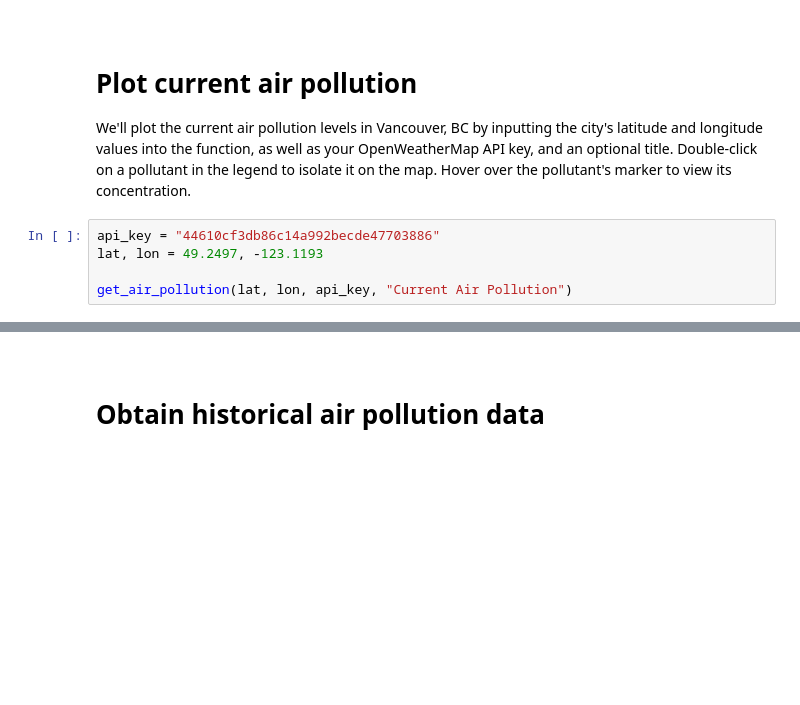
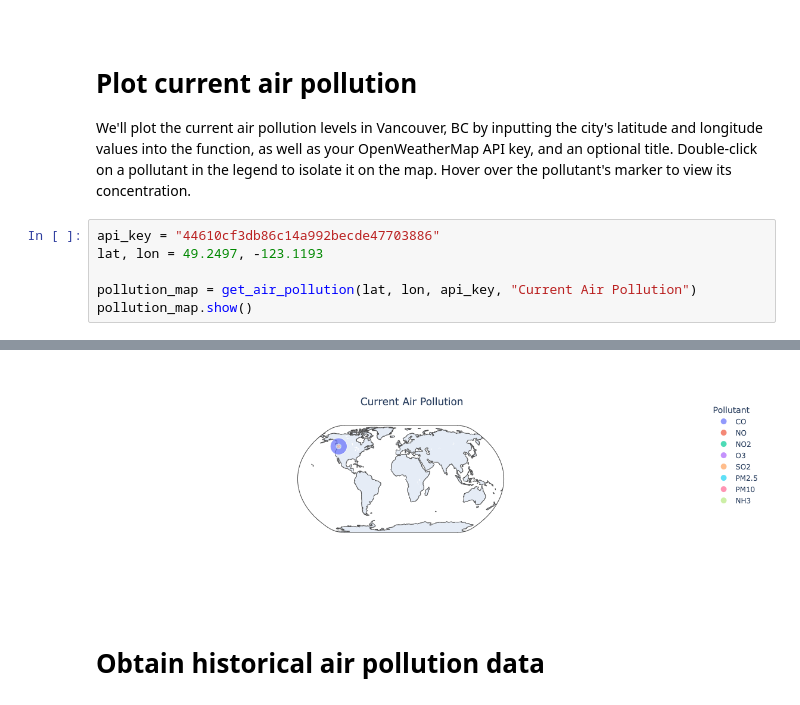
Before and after one commit to UBC-MDS/airpyllution, a Jupyter notebook: docs/example.ipynb, the cells around one changed output, grey strips where cells are left out. Cells and saved outputs as stored; diff of their text form; blank space fills up the shorter version.

Commit message:
fix: Add show method to map plot

```diff
--- a/docs/example.ipynb
+++ b/docs/example.ipynb
@@ -20,6 +20,7 @@ We'll plot the current air pollution levels in Vancouver, BC by inputting the ci
 api_key = "44610cf3db86c14a992becde47703886"
 lat, lon = 49.2497, -123.1193
 
-get_air_pollution(lat, lon, api_key, "Current Air Pollution")
+pollution_map = get_air_pollution(lat, lon, api_key, "Current Air Pollution")
+pollution_map.show()
 # %% [output]
 [interactive output not drawn]
@@ -27,3 +27,4 @@ get_air_pollution(lat, lon, api_key, "Current Air Pollution")
+[figure, added]
 # %% [markdown]
 <br>
 
```
Also changed, not shown: parts of 2 cells of this notebook.
